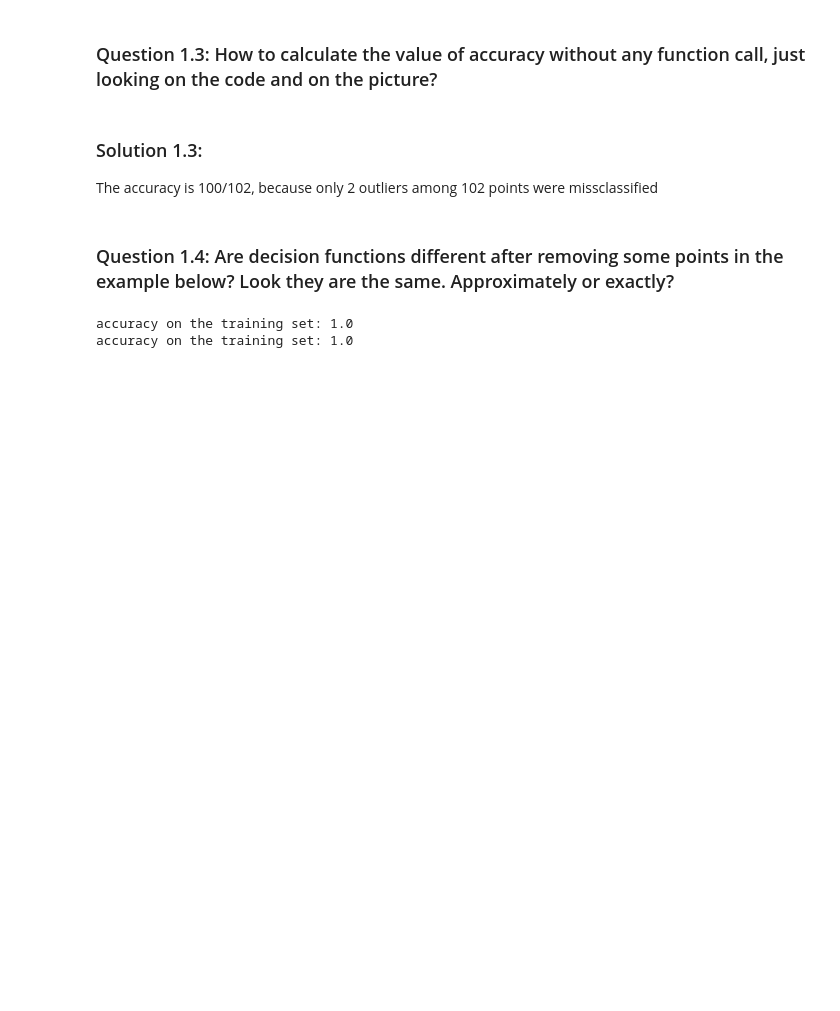
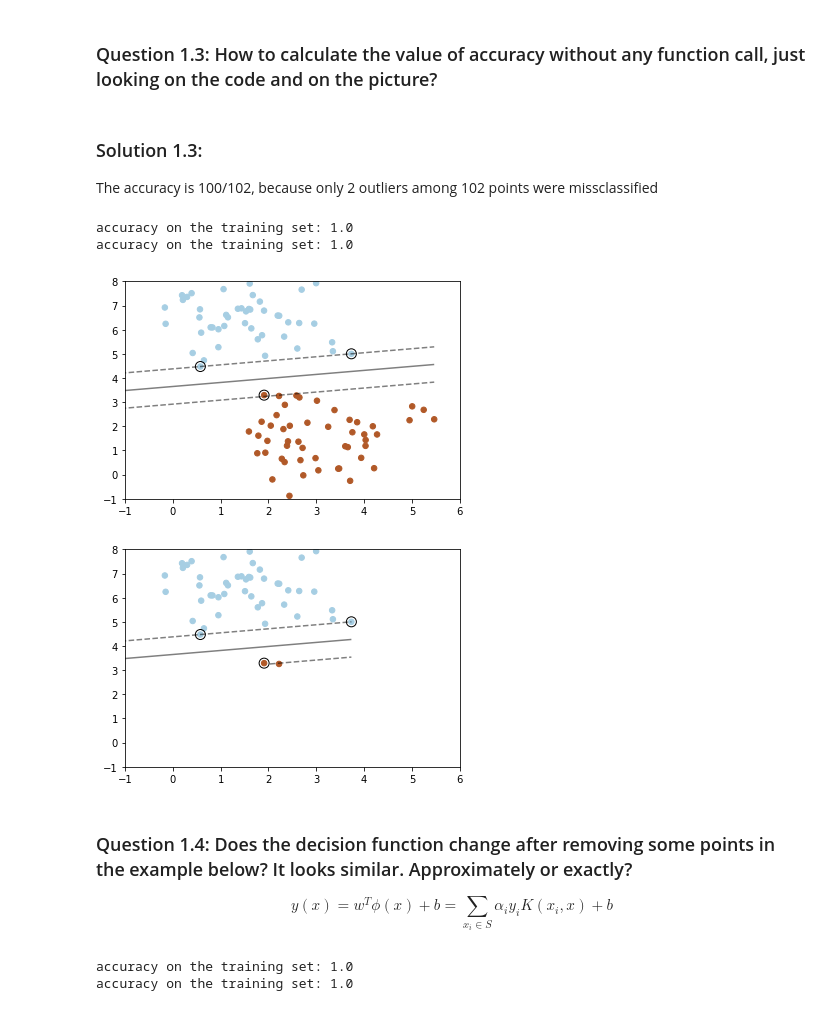
Before and after one commit to adasegroup/ML2020_seminars, a Jupyter notebook: seminar4/seminar_SVM_solutions.ipynb, the cells around one changed output. Cells and saved outputs as stored; diff of their text form; code cells hidden in the pictures; blank space fills up the shorter version.

```diff
--- a/seminar4/seminar_SVM_solutions.ipynb
+++ b/seminar4/seminar_SVM_solutions.ipynb
@@ -92,8 +94,76 @@ that add outliers to the dataset and classes will become separable
 ### Solution 1.3:
 
 The accuracy is 100/102, because only 2 outliers among 102 points were missclassified
+# %%
+from sklearn import svm, datasets, metrics
+
+# ======= 1: =======
+X, y = datasets.make_blobs(n_samples=100, centers=2, cluster_std=1.0, center_box = (-15, 15), random_state=0)
+
+plt.figure(2)
+plt.scatter(X[:, 0], X[:, 1], c=y, s=30, cmap=plt.cm.Paired)
+plt.xlim(-1, 6)
+plt.ylim(-1, 8)
+
+clf = svm.SVC(kernel='linear')
+clf.fit(X, y)
+
+# create grid to evaluate model
+xx = np.linspace(X[:, 0].min(), X[:, 0].max(), 30)
+yy = np.linspace(X[:, 1].min(), X[:, 1].max(), 30)
+YY, XX = np.meshgrid(yy, xx)
+xy = np.vstack([XX.ravel(), YY.ravel()]).T
+Z = clf.decision_function(xy).reshape(XX.shape)
+
+# plot decision boundary and margins
+plt.contour(XX, YY, Z, colors='k', levels=[-1, 0, 1], alpha=0.5, linestyles=['--', '-', '--'])
+plt.scatter(clf.support_vectors_[:, 0], clf.support_vectors_[:, 1], s=100,
+           linewidth=1, facecolors='none', edgecolors='k')
+
+print('accuracy on the training set:', metrics.accuracy_score(y, clf.predict(X)))
+
+# ======= 2: =======
+X, y = datasets.make_blobs(n_samples=100, centers=2, cluster_std=1.0, center_box = (-15, 15), random_state=0)
+p1 = np.array([0.57661937, 4.47488452])
+p2 = np.array([3.73415974, 5.00131532])
+p3 = np.array([1.90977788, 3.29011668])
+det = lambda x, y: x[0]*y[1] - x[1]*y[0]
+# some_up = [det(x, p2-p1) > det(p1, p2-p1)*1.01 for x in X]
+some_up = [det(x, p2-p1) < det(p3, p2-p1)*0.96 for x in X]
+X = X[some_up]
+y = y[some_up]
+
+plt.figure(1)
+plt.scatter(X[:, 0], X[:, 1], c=y, s=30, cmap=plt.cm.Paired)
+plt.xlim(-1, 6)
+plt.ylim(-1, 8)
+
+clf = svm.SVC(kernel='linear')
+clf.fit(X, y)
+
+# create grid to evaluate model
+xx = np.linspace(X[:, 0].min(), X[:, 0].max(), 30)
+yy = np.linspace(X[:, 1].min(), X[:, 1].max(), 30)
+YY, XX = np.meshgrid(yy, xx)
+xy = np.vstack([XX.ravel(), YY.ravel()]).T
+Z = clf.decision_function(xy).reshape(XX.shape)
+
+# plot decision boundary and margins
+plt.contour(XX, YY, Z, colors='k', levels=[-1, 0, 1], alpha=0.5, linestyles=['--', '-', '--'])
+plt.scatter(clf.support_vectors_[:, 0], clf.support_vectors_[:, 1], s=100,
+           linewidth=1, facecolors='none', edgecolors='k')
+
+print('accuracy on the training set:', metrics.accuracy_score(y, clf.predict(X)))
+# %% [output]
+accuracy on the training set: 1.0
+accuracy on the training set: 1.0
+[figure, added]
+[figure, added]
 # %% [markdown]
-### Question 1.4: Are decision functions different after removing some points in the example below? Look they are the same. Approximately or exactly?
+### Question 1.4: Does the decision function change after removing some points in the example below? It looks similar. Approximately or exactly?
+\begin{equation}
+y(x)= w^T\phi(x) + b = \sum_{x_i \in S} \alpha_i y_i K(x_i, x) + b
+\end{equation}
 # %%
 from sklearn import svm, datasets, metrics
 
```
Also changed, not shown: parts of 4 cells of this notebook, 1 other file.
